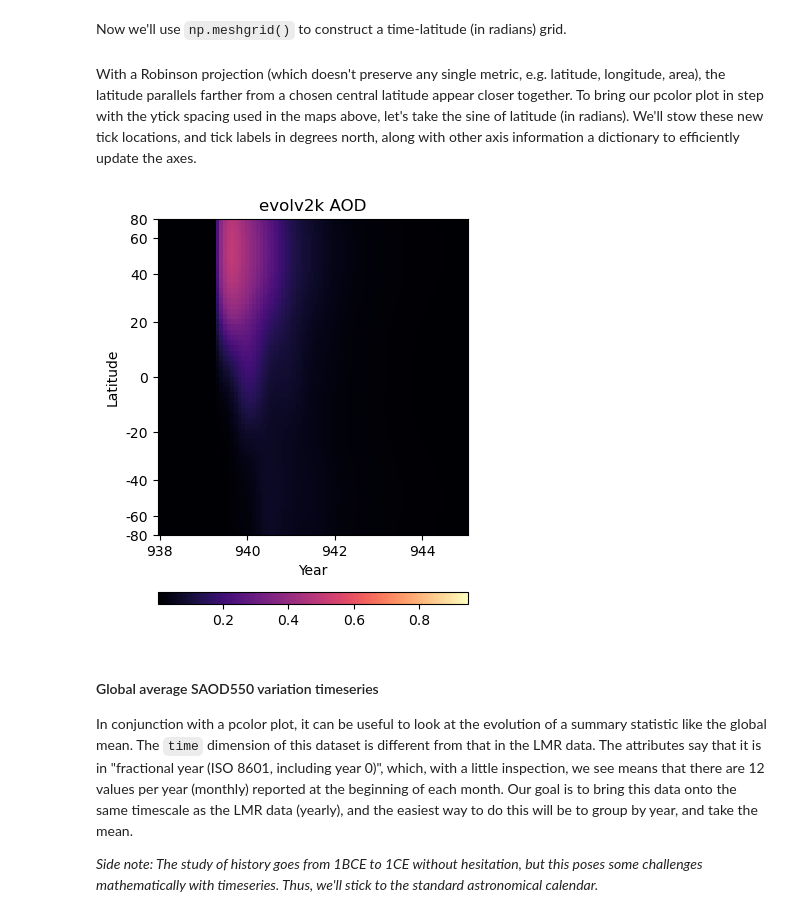
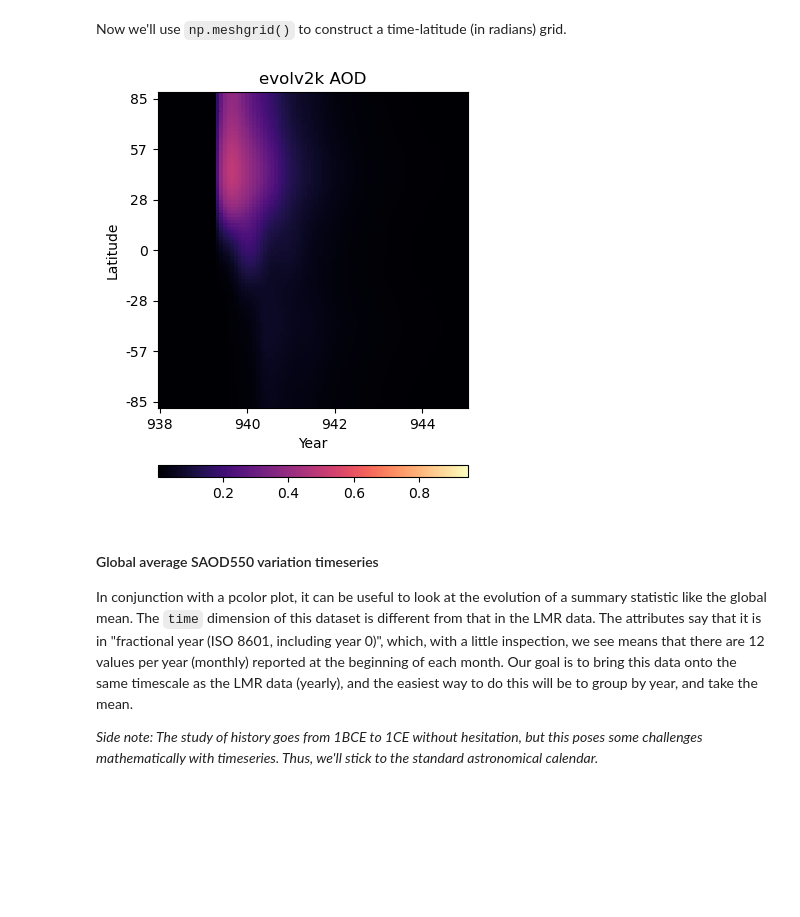
Before and after one commit to jordanplanders/PaleoBooks_dev, a Jupyter notebook: notebooks/tutorial_widgets_climateVolcanism_dashboard.ipynb, the cells around one changed output. Cells and saved outputs as stored; diff of their text form; code cells hidden in the pictures; blank space fills up the shorter version.

```diff
--- a/notebooks/tutorial_widgets_climateVolcanism_dashboard.ipynb
+++ b/notebooks/tutorial_widgets_climateVolcanism_dashboard.ipynb
@@ -344,5 +341,3 @@ ax0_sm = make_scalar_mappable(vol_vlims, 'magma')
 Now we'll use `np.meshgrid()` to construct a time-latitude (in radians) grid.
 # %%
 t, l = np.meshgrid(itmp_slice.time,itmp_slice.lat_rad)
-# %% [markdown]
-With a Robinson projection (which doesn't preserve any single metric, e.g. latitude, longitude, area), the latitude parallels farther from a chosen central latitude appear closer together. To bring our pcolor plot in step with the ytick spacing used in the maps above, let's take the sine of latitude (in radians). We'll stow these new tick locations, and tick labels in degrees north, along with other axis information a dictionary to efficiently update the axes.
@@ -357,19 +344,24 @@ ax0_axformatting_d = {'ylabel':'Latitude',
-# %%
-fig = plt.figure(figsize=(4, 5))
-# 2 rows, 1 column, .05 space between rows, 8:.3 ratio of top row to bottom row
-gs = gridspec.GridSpec(2, 1, hspace=0.35, height_ratios=[8, .3])
-
-# evolv2k AOD
-ax0 = fig.add_subplot(gs[0, 0])
-pc = ax0.pcolor(t, l,itmp_slice.aod550.data.T, cmap=ax0_sm.cmap, norm=ax0_sm.norm)
-ax0.set(**ax0_axformatting_d)
-ax0.set_title(r'evolv2k AOD')
-
-# colorbar
-ax0c = fig.add_subplot(gs[1, 0])
-ax0_cb = plt.colorbar(ax0_sm, cax=ax0c, orientation='horizontal')
-# %% [output]
-[figure, removed]
+# %%
+fig = plt.figure(figsize=(4, 5))
+# 2 rows, 1 column, .05 space between rows, 8:.3 ratio of top row to bottom row
+gs = gridspec.GridSpec(2, 1, hspace=0.35, height_ratios=[8, .3])
+
+# evolv2k AOD
+ax0 = fig.add_subplot(gs[0, 0])
+pc = ax0.pcolor(t, l,itmp_slice.aod550.data.T, cmap=ax0_sm.cmap, norm=ax0_sm.norm)
+# write ticks in degrees
+tick_deg = [int(np.rad2deg(tick)) for tick in ax0.get_yticks()]
+ax0_axformatting_d = {'ylabel':'Latitude',
+                      'yticklabels':map(str, tick_deg),
+                    'xlabel':'Year'}
+ax0.set(**ax0_axformatting_d)
+ax0.set_title(r'evolv2k AOD')
+
+# colorbar
+ax0c = fig.add_subplot(gs[1, 0])
+ax0_cb = plt.colorbar(ax0_sm, cax=ax0c, orientation='horizontal')
+# %% [output]
+[figure, added]
 # %% [markdown]
 #### Global average SAOD550 variation timeseries
 In conjunction with a pcolor plot, it can be useful to look at the evolution of a summary statistic like the global mean. The `time` dimension of this dataset is different from that in the LMR data. The attributes say that it is in "fractional year (ISO 8601, including year 0)", which, with a little inspection, we see means that there are 12 values per year (monthly) reported at the beginning of each month. Our goal is to bring this data onto the same timescale as the LMR data (yearly), and the easiest way to do this will be to group by year, and take the mean.
```
Also changed, not shown: parts of 3 cells of this notebook.
